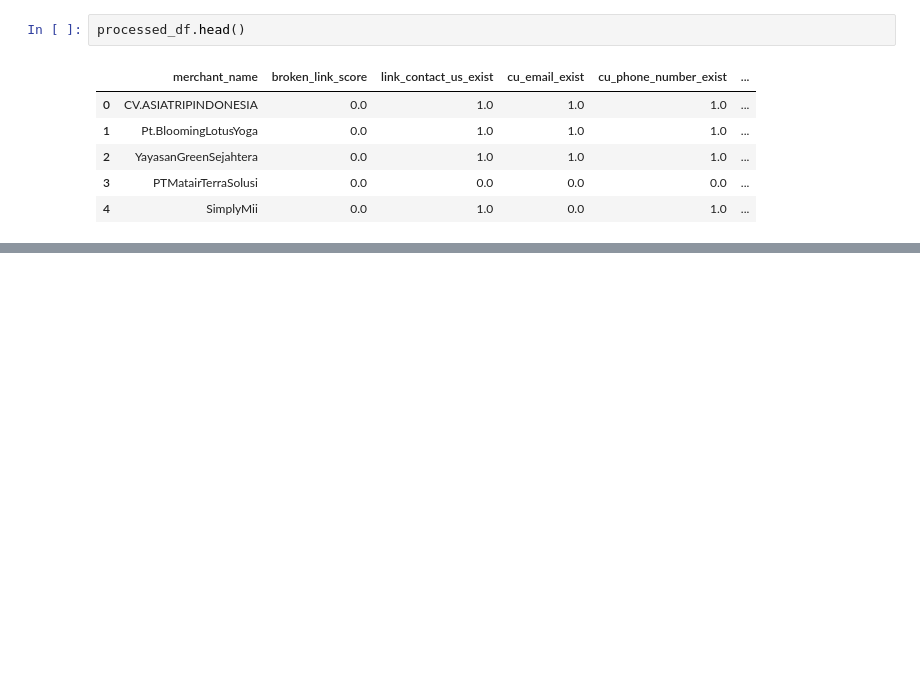
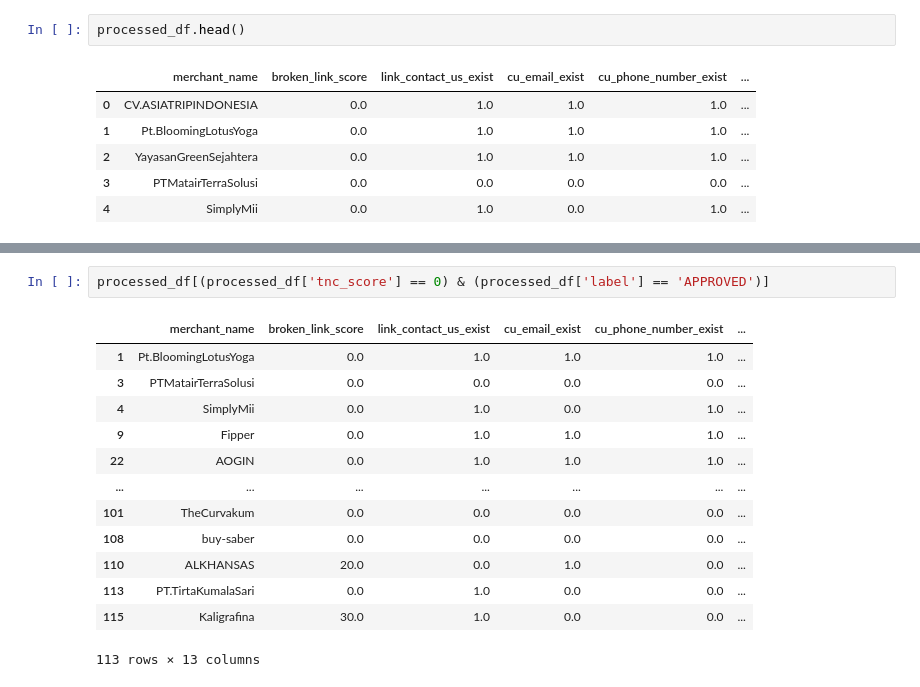
Before and after one commit to bahyhelmihp/web-crawler, a Jupyter notebook: api/datasets/Analyse Result.ipynb, the cells around one changed output, grey strips where cells are left out. Cells and saved outputs as stored; diff of their text form; blank space fills up the shorter version.

```diff
--- a/api/datasets/Analyse Result.ipynb
+++ b/api/datasets/Analyse Result.ipynb
@@ -163,0 +217,16 @@ for column in processed_df.columns.values:
+# %%
+processed_df[(processed_df['tnc_score'] == 0) & (processed_df['label'] == 'APPROVED')]
+# %% [output]
+|  | merchant_name | broken_link_score | link_contact_us_exist | cu_email_exist | cu_phone_number_exist | ... |
+| 1 | Pt.BloomingLotusYoga | 0.0 | 1.0 | 1.0 | 1.0 | ... |
+| 3 | PTMatairTerraSolusi | 0.0 | 0.0 | 0.0 | 0.0 | ... |
+| 4 | SimplyMii | 0.0 | 1.0 | 0.0 | 1.0 | ... |
+| 9 | Fipper | 0.0 | 1.0 | 1.0 | 1.0 | ... |
+| 22 | AOGIN | 0.0 | 1.0 | 1.0 | 1.0 | ... |
+| ... | ... | ... | ... | ... | ... | ... |
+| 101 | TheCurvakum | 0.0 | 0.0 | 0.0 | 0.0 | ... |
+| 108 | buy-saber | 0.0 | 0.0 | 0.0 | 0.0 | ... |
+| 110 | ALKHANSAS | 20.0 | 0.0 | 1.0 | 0.0 | ... |
+| 113 | PT.TirtaKumalaSari | 0.0 | 1.0 | 0.0 | 0.0 | ... |
+| 115 | Kaligrafina | 30.0 | 1.0 | 0.0 | 0.0 | ... |
+113 rows × 13 columns
```
Also changed, not shown: parts of 13 cells of this notebook.
